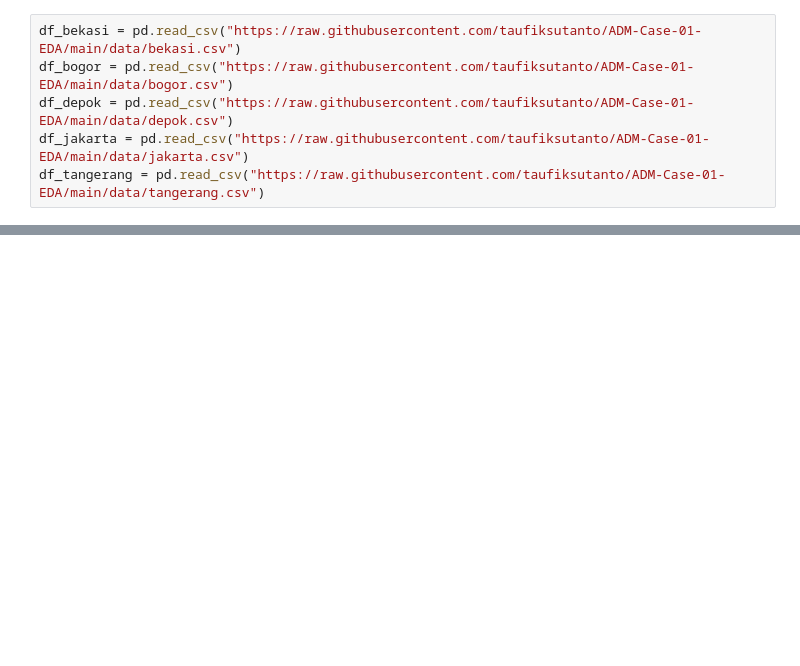
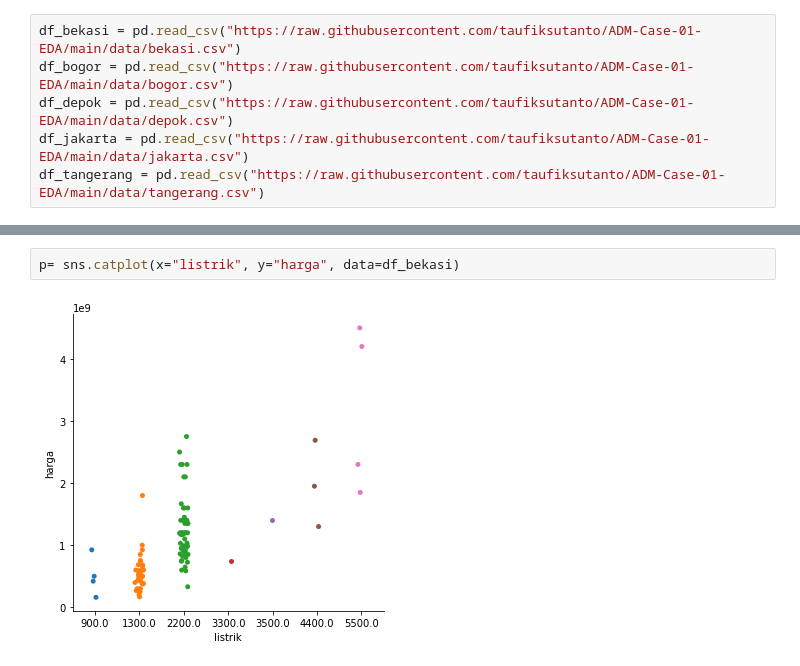
Before and after one commit to oliviafelica/A_STUDY-CASE-1-DATMIN, a Jupyter notebook: KELOMPOK_A_STUDY_CASE_1_.ipynb, the cells around one changed output, grey strips where cells are left out. Cells and saved outputs as stored; diff of their text form; blank space fills up the shorter version.

```diff
--- a/KELOMPOK_A_STUDY_CASE_1_.ipynb
+++ b/KELOMPOK_A_STUDY_CASE_1_.ipynb
@@ -10,0 +297,4 @@ df_tangerang = pd.read_csv("https://raw.githubusercontent.com/taufiksutanto/ADM-
+# %%
+p= sns.catplot(x="listrik", y="harga", data=df_bekasi)
+# %% [output]
+[figure, added]
```
Also changed, not shown: parts of 37 cells of this notebook.
